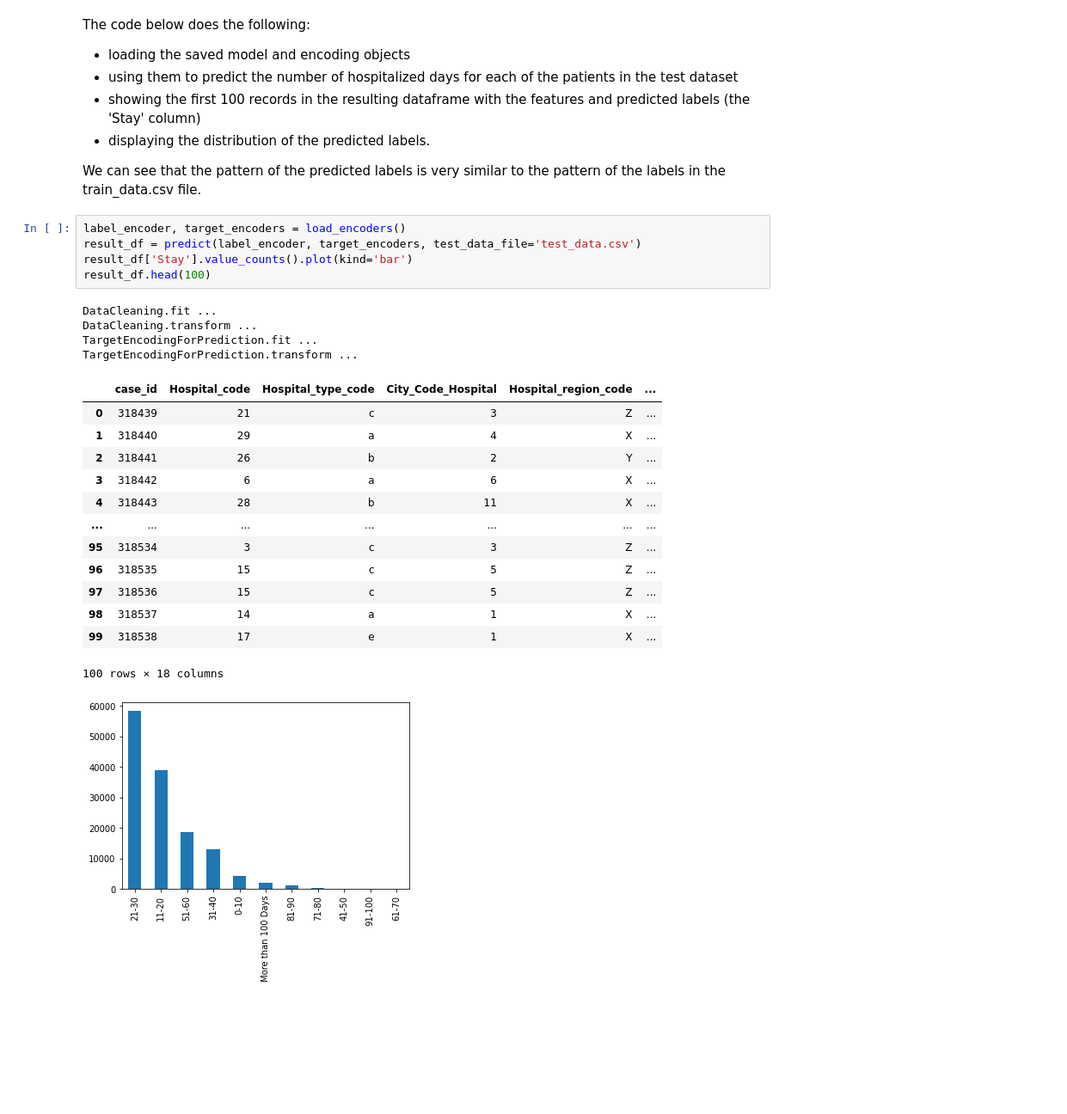
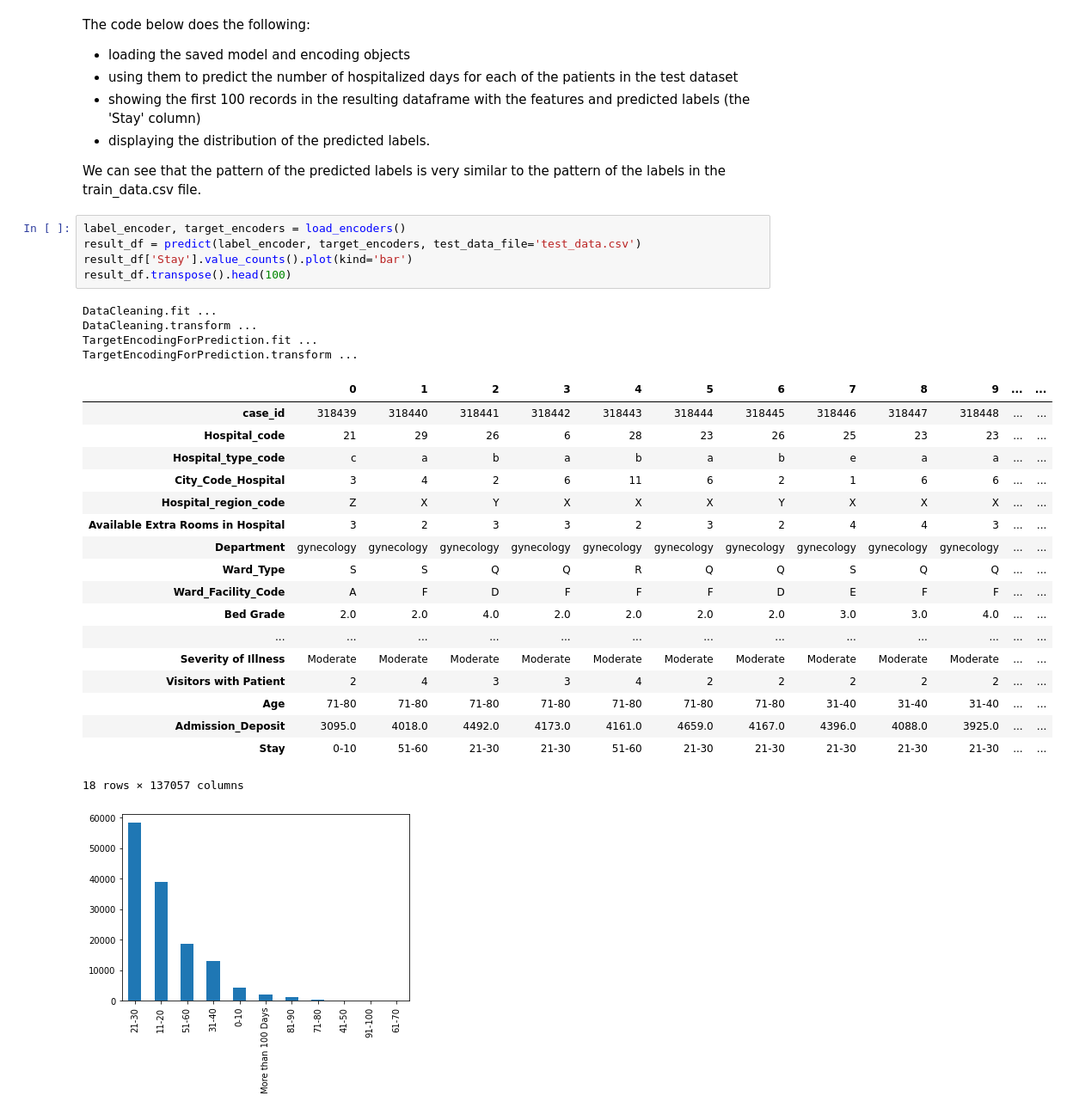
Before and after one commit to yuhuang3/machine-learning, a Jupyter notebook: Udacity/capstone_project/capstone_project.ipynb, the cells around one changed output. Shown: that part at 86% size. Saved outputs shown, nothing was run; the diff lists cells and outputs as text; blank space fills up the shorter version.

```diff
--- a/Udacity/capstone_project/capstone_project.ipynb
+++ b/Udacity/capstone_project/capstone_project.ipynb
@@ -357,24 +377,29 @@ We can see that the pattern of the predicted labels is very similar to the patte
 # %%
 label_encoder, target_encoders = load_encoders()
 result_df = predict(label_encoder, target_encoders, test_data_file='test_data.csv')
 result_df['Stay'].value_counts().plot(kind='bar')
-result_df.head(100)
+result_df.transpose().head(100)
 # %% [output]
 DataCleaning.fit ...
 DataCleaning.transform ...
 TargetEncodingForPrediction.fit ...
 TargetEncodingForPrediction.transform ...
-|  | case_id | Hospital_code | Hospital_type_code | City_Code_Hospital | Hospital_region_code | ... |
-| 0 | 318439 | 21 | c | 3 | Z | ... |
-| 1 | 318440 | 29 | a | 4 | X | ... |
-| 2 | 318441 | 26 | b | 2 | Y | ... |
-| 3 | 318442 | 6 | a | 6 | X | ... |
-| 4 | 318443 | 28 | b | 11 | X | ... |
-| ... | ... | ... | ... | ... | ... | ... |
-| 95 | 318534 | 3 | c | 3 | Z | ... |
-| 96 | 318535 | 15 | c | 5 | Z | ... |
-| 97 | 318536 | 15 | c | 5 | Z | ... |
-| 98 | 318537 | 14 | a | 1 | X | ... |
-| 99 | 318538 | 17 | e | 1 | X | ... |
+|  | 0 | 1 | 2 | 3 | 4 | 5 | 6 | 7 | 8 | 9 | ... | ... |
+| case_id | 318439 | 318440 | 318441 | 318442 | 318443 | 318444 | 318445 | 318446 | 318447 | 318448 | ... | ... |
+| Hospital_code | 21 | 29 | 26 | 6 | 28 | 23 | 26 | 25 | 23 | 23 | ... | ... |
+| Hospital_type_code | c | a | b | a | b | a | b | e | a | a | ... | ... |
+| City_Code_Hospital | 3 | 4 | 2 | 6 | 11 | 6 | 2 | 1 | 6 | 6 | ... | ... |
+| Hospital_region_code | Z | X | Y | X | X | X | Y | X | X | X | ... | ... |
+| Available Extra Rooms in Hospital | 3 | 2 | 3 | 3 | 2 | 3 | 2 | 4 | 4 | 3 | ... | ... |
+| Department | gynecology | gynecology | gynecology | gynecology | gynecology | gynecology | gynecology | gynecology | gynecology | gynecology | ... | ... |
+| Ward_Type | S | S | Q | Q | R | Q | Q | S | Q | Q | ... | ... |
+| Ward_Facility_Code | A | F | D | F | F | F | D | E | F | F | ... | ... |
+| Bed Grade | 2.0 | 2.0 | 4.0 | 2.0 | 2.0 | 2.0 | 2.0 | 3.0 | 3.0 | 4.0 | ... | ... |
+| ... | ... | ... | ... | ... | ... | ... | ... | ... | ... | ... | ... | ... |
+| Severity of Illness | Moderate | Moderate | Moderate | Moderate | Moderate | Moderate | Moderate | Moderate | Moderate | Moderate | ... | ... |
+| Visitors with Patient | 2 | 4 | 3 | 3 | 4 | 2 | 2 | 2 | 2 | 2 | ... | ... |
+| Age | 71-80 | 71-80 | 71-80 | 71-80 | 71-80 | 71-80 | 71-80 | 31-40 | 31-40 | 31-40 | ... | ... |
+| Admission_Deposit | 3095.0 | 4018.0 | 4492.0 | 4173.0 | 4161.0 | 4659.0 | 4167.0 | 4396.0 | 4088.0 | 3925.0 | ... | ... |
+| Stay | 0-10 | 51-60 | 21-30 | 21-30 | 51-60 | 21-30 | 21-30 | 21-30 | 21-30 | 21-30 | ... | ... |
-100 rows × 18 columns
+18 rows × 137057 columns
 [figure]
```
Also changed, not shown: parts of 6 cells of this notebook, 1 other file.
